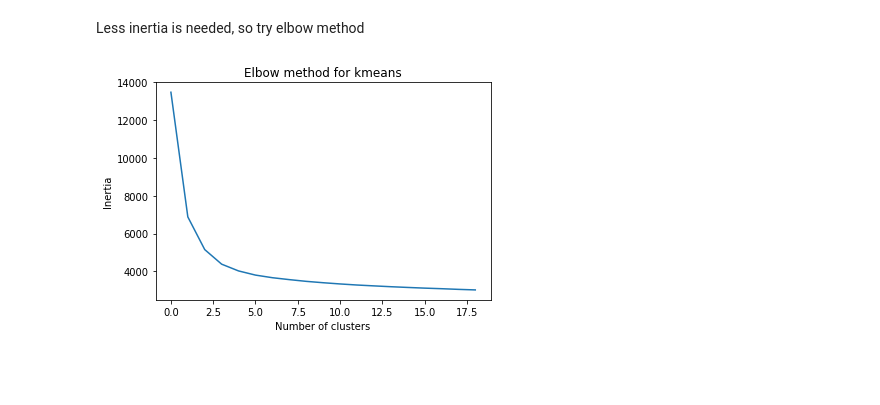
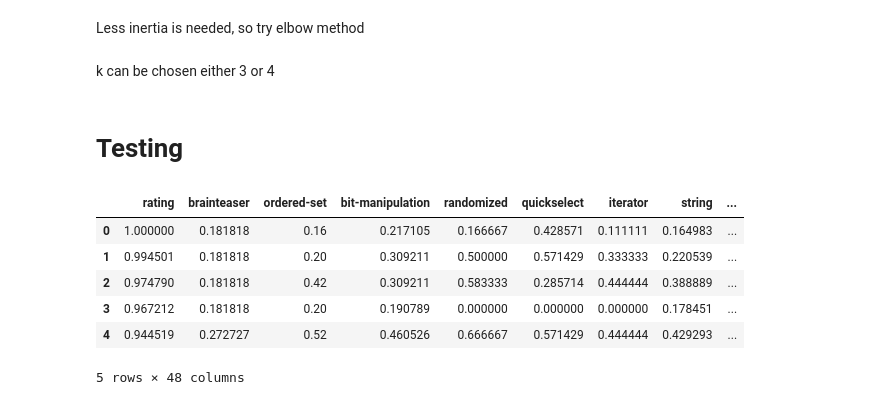
Before and after one commit to ayush02av/mlprac, a Jupyter notebook: Projects/leetcode/model.ipynb, the cells around one changed output. Drawn from its saved outputs; the diff is of its cells as text; code cells hidden in the pictures; blank space fills up the shorter version.

```diff
--- a/Projects/leetcode/model.ipynb
+++ b/Projects/leetcode/model.ipynb
@@ -206,8 +204,0 @@ for i in range(1, 20):
-# %%
-plt.plot([i for i in range(len(intertia))], intertia)
-plt.title('Elbow method for kmeans')
-plt.xlabel('Number of clusters')
-plt.ylabel('Inertia')
-plt.show()
-# %% [output]
-[figure, removed]
@@ -213,0 +211,4 @@ plt.show()
+# %% [markdown]
+k can be chosen either 3 or 4
+# %% [markdown]
+# Testing
@@ -213,0 +218,10 @@ plt.show()
+# %%
+x.head()
+# %% [output]
+|  | rating | brainteaser | ordered-set | bit-manipulation | randomized | quickselect | iterator | string | ... |
+| 0 | 1.000000 | 0.181818 | 0.16 | 0.217105 | 0.166667 | 0.428571 | 0.111111 | 0.164983 | ... |
+| 1 | 0.994501 | 0.181818 | 0.20 | 0.309211 | 0.500000 | 0.571429 | 0.333333 | 0.220539 | ... |
+| 2 | 0.974790 | 0.181818 | 0.42 | 0.309211 | 0.583333 | 0.285714 | 0.444444 | 0.388889 | ... |
+| 3 | 0.967212 | 0.181818 | 0.20 | 0.190789 | 0.000000 | 0.000000 | 0.000000 | 0.178451 | ... |
+| 4 | 0.944519 | 0.272727 | 0.52 | 0.460526 | 0.666667 | 0.571429 | 0.444444 | 0.429293 | ... |
+5 rows × 48 columns
```
Also changed, not shown: parts of 8 cells of this notebook.
